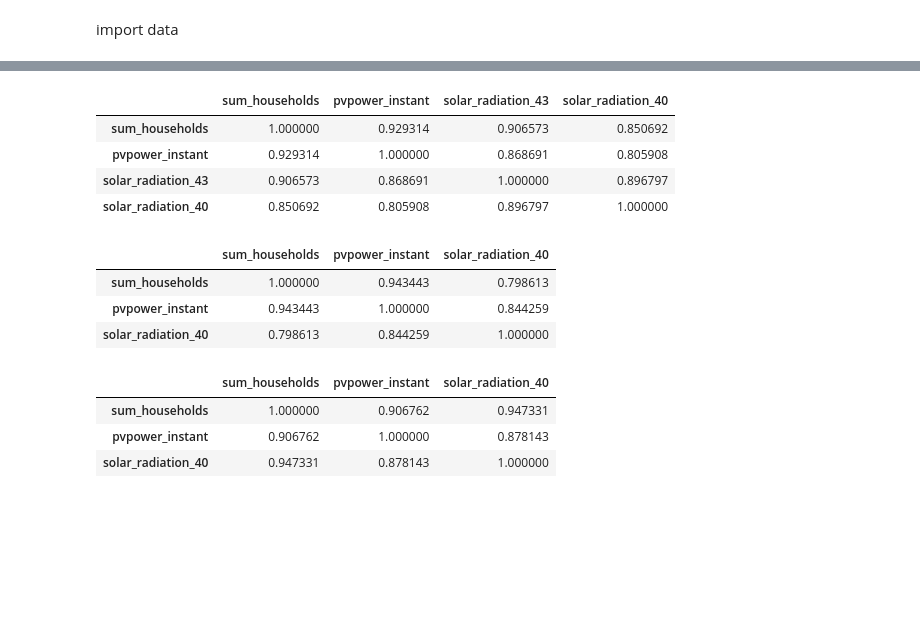
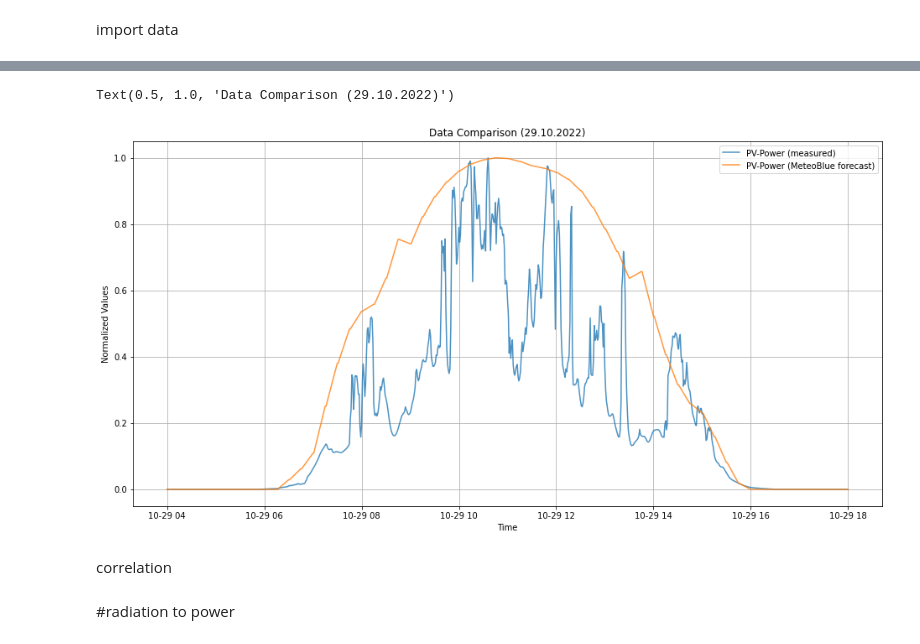
Before and after one commit to Schmutzz/PV_Forecast_Platone, a Jupyter notebook: Kopie_von_analytics_lasse.ipynb, the cells around one changed output, grey strips where cells are left out. Cells and saved outputs as stored; diff of their text form; code cells hidden in the pictures; blank space fills up the shorter version.

```diff
--- a/Kopie_von_analytics_lasse.ipynb
+++ b/Kopie_von_analytics_lasse.ipynb
@@ -414,6 +392,0 @@ fig.show()
-# %%
-# df=df_results[df_results.index.hour > 11]
-df=df_results
-fig = px.scatter(df, x='solar_radiation_43', y='sum_households', opacity=0.7, hover_name='Date', template='plotly', trendline='ols')
-fig.update_layout(title='Wunderground 43 vs. Households', title_x=0.5, xaxis_title='Solar radiation', yaxis_title='PV-Power')
-fig.show()
@@ -474,5 +392,0 @@ after.to_csv('drive/MyDrive/data/regression_results_after_9am.csv', index=False,
-# %%
-fig = px.scatter(x=df_results['pvpower_instant'], y=df_results['sum_households'], opacity=0.6, template='plotly', trendline='ols')
-fig.update_layout(title='MeteoBlue vs. Households', title_x=0.5, xaxis_title='PV-Forecast', yaxis_title='PV-Power')
-
-fig.show()
@@ -518,25 +392,0 @@ test['pvpower_instant'].value_counts()
-# %%
-# alle zeitpunkte
-df_results[['sum_households', 'pvpower_instant', 'solar_radiation_43', 'solar_radiation_40']].corr()
-# %% [output]
-|  | sum_households | pvpower_instant | solar_radiation_43 | solar_radiation_40 |
-| sum_households | 1.000000 | 0.929314 | 0.906573 | 0.850692 |
-| pvpower_instant | 0.929314 | 1.000000 | 0.868691 | 0.805908 |
-| solar_radiation_43 | 0.906573 | 0.868691 | 1.000000 | 0.896797 |
-| solar_radiation_40 | 0.850692 | 0.805908 | 0.896797 | 1.000000 |
-# %%
-# zeitpunkte bis 9 uhr
-before[['sum_households', 'pvpower_instant', 'solar_radiation_40']].corr()
-# %% [output]
-|  | sum_households | pvpower_instant | solar_radiation_40 |
-| sum_households | 1.000000 | 0.943443 | 0.798613 |
-| pvpower_instant | 0.943443 | 1.000000 | 0.844259 |
-| solar_radiation_40 | 0.798613 | 0.844259 | 1.000000 |
-# %%
-# zeitpunkte ab 9 uhr
-after[['sum_households', 'pvpower_instant', 'solar_radiation_40']].corr()
-# %% [output]
-|  | sum_households | pvpower_instant | solar_radiation_40 |
-| sum_households | 1.000000 | 0.906762 | 0.947331 |
-| pvpower_instant | 0.906762 | 1.000000 | 0.878143 |
-| solar_radiation_40 | 0.947331 | 0.878143 | 1.000000 |
@@ -542,0 +419,27 @@ after[['sum_households', 'pvpower_instant', 'solar_radiation_40']].corr()
+# %%
+filtered = df_results.loc['2022-10-29 04:00:00':'2022-10-29 18:00:00']
+
+"""
+fig.add_trace(go.Scatter(x=filtered.index, y=filtered['solar_radiation_40']/filtered['solar_radiation_40'].max(), name='Wonderground 40', opacity=0.7))
+fig.add_trace(go.Scatter(x=filtered.index, y=filtered['solar_radiation_43']/filtered['solar_radiation_43'].max(), name='Wonderground 43', opacity=0.7))
+fig.add_trace(go.Scatter(x=filtered.index, y=filtered['sum_households']/filtered['sum_households'].max(), name='PV-Power (measured)', opacity=0.7))
+fig.add_trace(go.Scatter(x=filtered.index, y=filtered['pvpower_instant']/filtered['pvpower_instant'].max(), name='PV-Power (MeteoBlue forecast)', opacity=0.7))
+
+fig.update_layout(title_text='Data Comparison (29.10.2022)', title_x=0.5, yaxis_title='Normalized Values')
+fig.show()
+"""
+
+# plt.plot(filtered.index, filtered['solar_radiation_40']/filtered['solar_radiation_40'].max(), label='Wonderground 40', alpha=0.8)
+# plt.plot(filtered.index, filtered['solar_radiation_43']/filtered['solar_radiation_43'].max(), label='Wonderground 43', alpha=0.8)
+plt.plot(filtered.index, filtered['sum_households']/filtered['sum_households'].max(), label='PV-Power (measured)', alpha=0.8)
+plt.plot(filtered.index, filtered['pvpower_instant']/filtered['pvpower_instant'].max(), label='PV-Power (MeteoBlue forecast)', alpha=0.8)
+plt.xlabel('Time')
+plt.ylabel('Normalized Values')
+# axes[0].set_xlim(0, 1)
+# axes[0].set_ylim(bottom=0)
+plt.legend()
+plt.grid()
+plt.title('Data Comparison (29.10.2022)')
+# %% [output]
+Text(0.5, 1.0, 'Data Comparison (29.10.2022)')
+[figure, added]
@@ -542,0 +467,2 @@ after[['sum_households', 'pvpower_instant', 'solar_radiation_40']].corr()
+# %% [markdown]
+correlation
@@ -542,0 +472,2 @@ after[['sum_households', 'pvpower_instant', 'solar_radiation_40']].corr()
+# %% [markdown]
+#radiation to power
```
Also changed, not shown: parts of 49 cells of this notebook.
